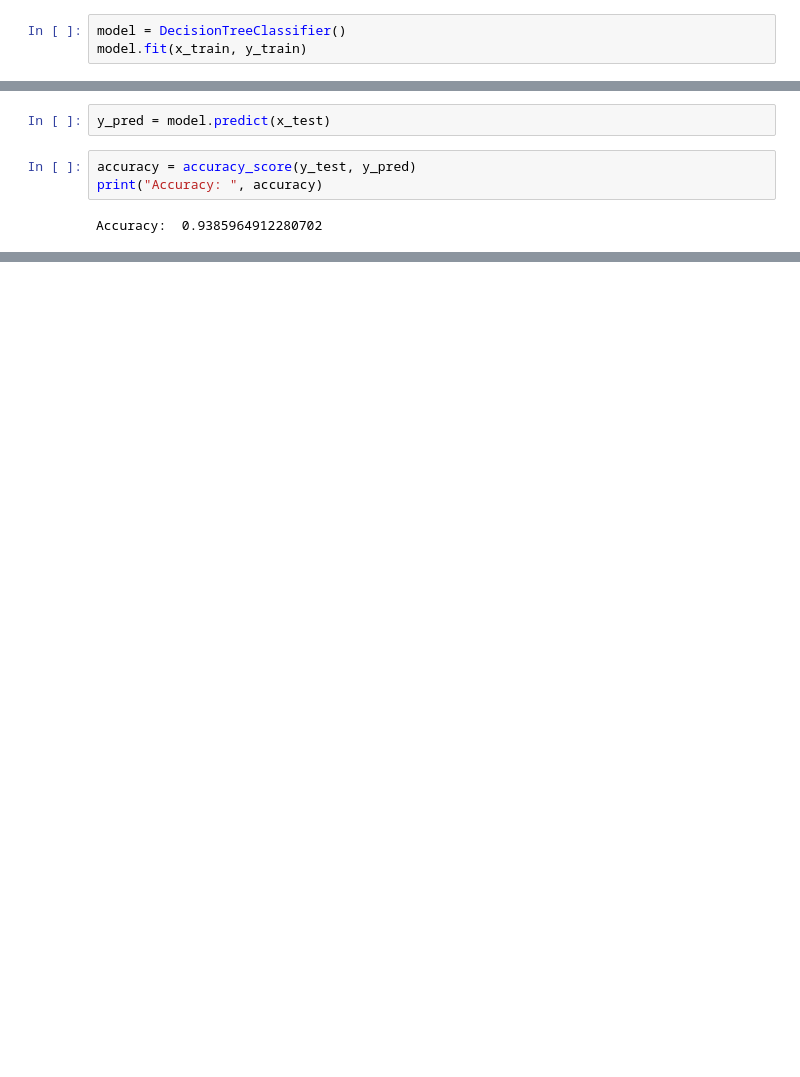
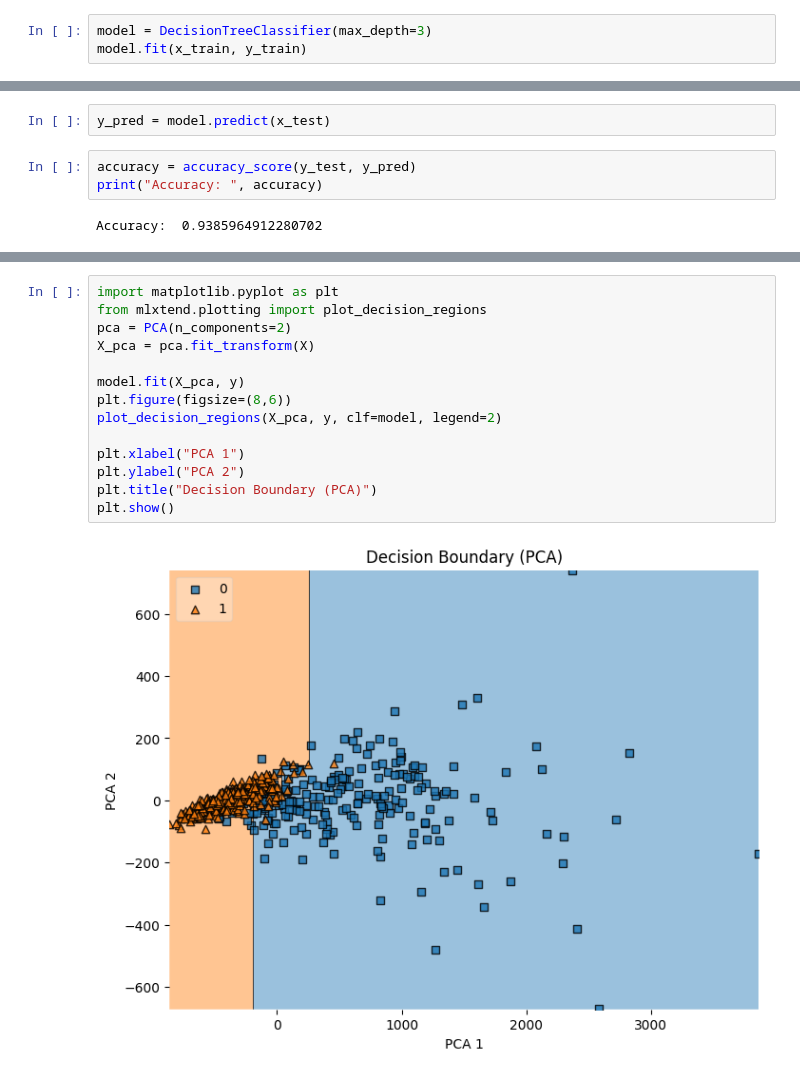
Before and after one commit to Innotech-Manipal-TP26/Ananyaraj2ndYear, a Jupyter notebook: Week2/decision_trees.ipynb, the cells around one changed output, grey strips where cells are left out. Saved outputs shown, nothing was run; the diff lists cells and outputs as text; blank space fills up the shorter version.

Commit message:
Decision Tree

```diff
--- a/Week2/decision_trees.ipynb
+++ b/Week2/decision_trees.ipynb
@@ -23,6 +24,6 @@ scaler = StandardScaler()
 x_train = scaler.fit_transform(x_train)
 x_test = scaler.transform(x_test)
 # %%
-model = DecisionTreeClassifier()
+model = DecisionTreeClassifier(max_depth=3)
 model.fit(x_train, y_train)
 # %% [output]
@@ -36,0 +55,16 @@ Accuracy:  0.9385964912280702
+# %%
+import matplotlib.pyplot as plt
+from mlxtend.plotting import plot_decision_regions
+pca = PCA(n_components=2)
+X_pca = pca.fit_transform(X)
+
+model.fit(X_pca, y)
+plt.figure(figsize=(8,6))
+plot_decision_regions(X_pca, y, clf=model, legend=2)
+
+plt.xlabel("PCA 1")
+plt.ylabel("PCA 2")
+plt.title("Decision Boundary (PCA)")
+plt.show()
+# %% [output]
+[figure, added]
```
Also changed, not shown: parts of 7 cells of this notebook.
